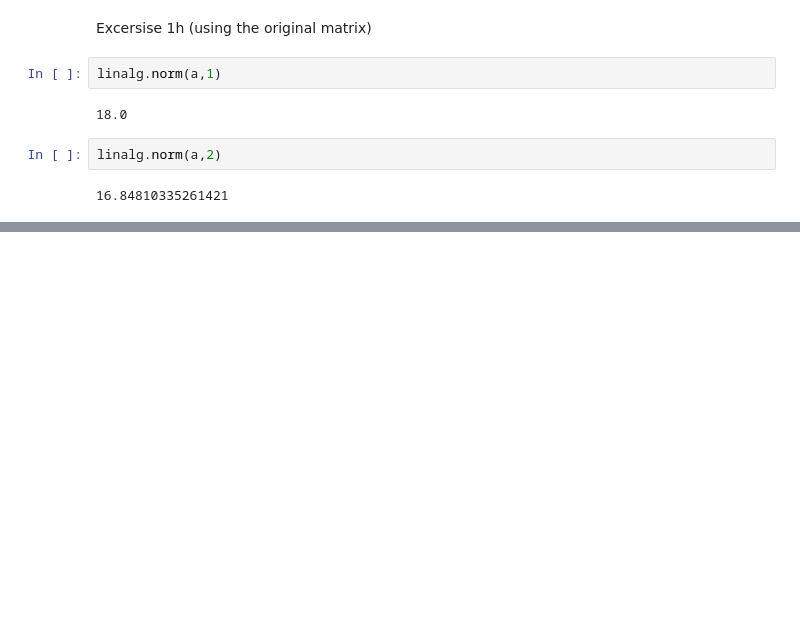
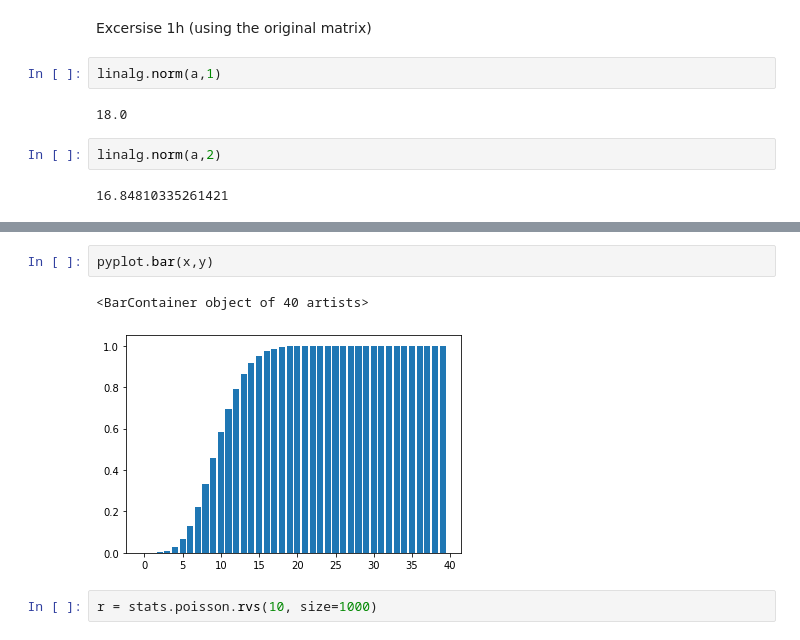
Before and after one commit to U-Wik/my_repository, a Jupyter notebook: dag 5/Dag 5.ipynb, the cells around one changed output, grey strips where cells are left out. Drawn from its saved outputs; the diff is of its cells as text; blank space fills up the shorter version.

```diff
--- a/dag 5/Dag 5.ipynb
+++ b/dag 5/Dag 5.ipynb
@@ -87,0 +105,7 @@ linalg.norm(a,2)
+# %%
+pyplot.bar(x,y)
+# %% [output]
+<BarContainer object of 40 artists>
+[figure, added]
+# %%
+r = stats.poisson.rvs(10, size=1000)
```
Also changed, not shown: parts of 21 cells of this notebook.
